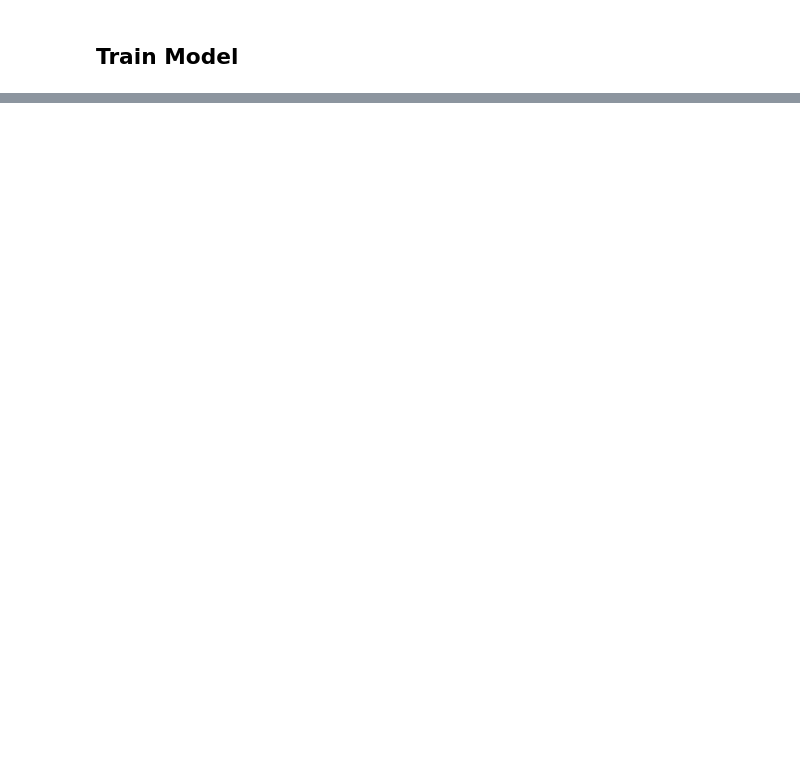
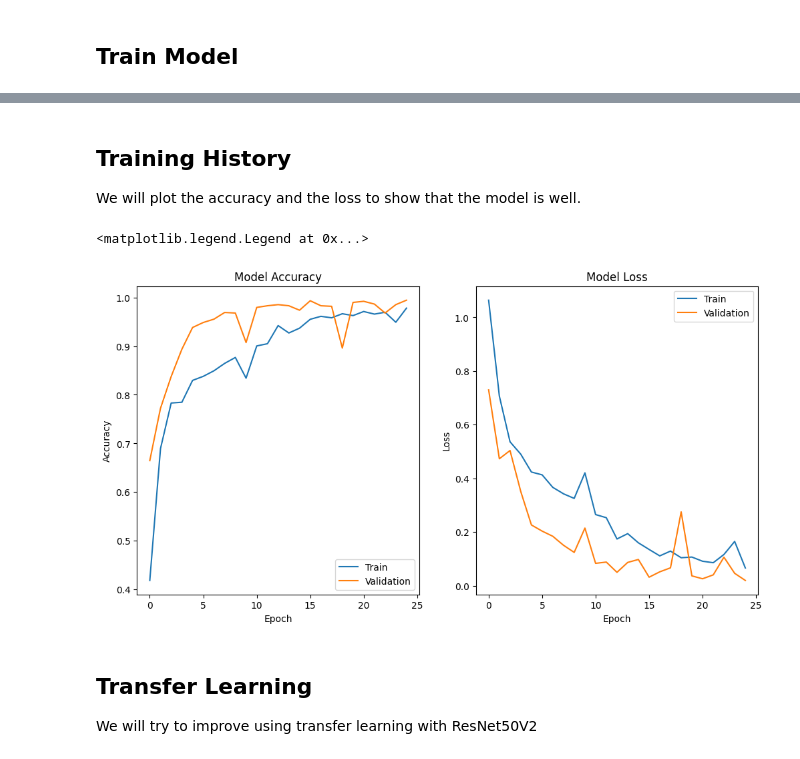
Before and after one commit to putuwaw/rps-classification, a Jupyter notebook: rps_classification.ipynb, the cells around one changed output, grey strips where cells are left out. Cells and saved outputs as stored; diff of their text form; code cells hidden in the pictures; blank space fills up the shorter version.

```diff
--- a/rps_classification.ipynb
+++ b/rps_classification.ipynb
@@ -127,2 +225,25 @@ early_stopping = EarlyStopping(
+# %%
+early_stopping = tf.keras.callbacks.EarlyStopping(
+    monitor='loss',
+    patience=3,
+    verbose=1,
+)
+# %%
+class EarlyStoppingByAccuracy(tf.keras.callbacks.Callback):
+    def on_epoch_end(self, epoch, logs):
+        acc = logs.get('accuracy', None)
+        val_acc = logs.get('val_accuracy', None)
+        if acc is not None and val_acc is not None:
+            if acc > 0.98 and val_acc > 0.98:
+                print(f"\nStopping training: accuracy and validation exceeded 0.98")
+                self.model.stop_training = True
 # %% [markdown]
 ## Train Model
+# %%
+history = model.fit(
+    train_generator,
+    epochs = 25,
+    validation_data = validation_generator,
+    verbose = 2,
+    callbacks = [early_stopping, EarlyStoppingByAccuracy()],
+)
@@ -128,0 +269,28 @@ early_stopping = EarlyStopping(
+# %% [markdown]
+## Training History
+We will plot the accuracy and the loss to show that the model is well.
+# %%
+# acc
+plt.figure(figsize=(12, 6))
+plt.subplot(1, 2, 1)
+plt.plot(history.history['accuracy'])
+plt.plot(history.history['val_accuracy'])
+plt.title('Model Accuracy')
+plt.xlabel('Epoch')
+plt.ylabel('Accuracy')
+plt.legend(['Train', 'Validation'])
+
+# lost
+plt.subplot(1, 2, 2)
+plt.plot(history.history['loss'])
+plt.plot(history.history['val_loss'])
+plt.title('Model Loss')
+plt.xlabel('Epoch')
+plt.ylabel('Loss')
+plt.legend(['Train', 'Validation'])
+# %% [output]
+<matplotlib.legend.Legend at 0x...>
+[figure, added]
+# %% [markdown]
+## Transfer Learning
+We will try to improve using transfer learning with ResNet50V2
```
Also changed, not shown: parts of 47 cells of this notebook.
